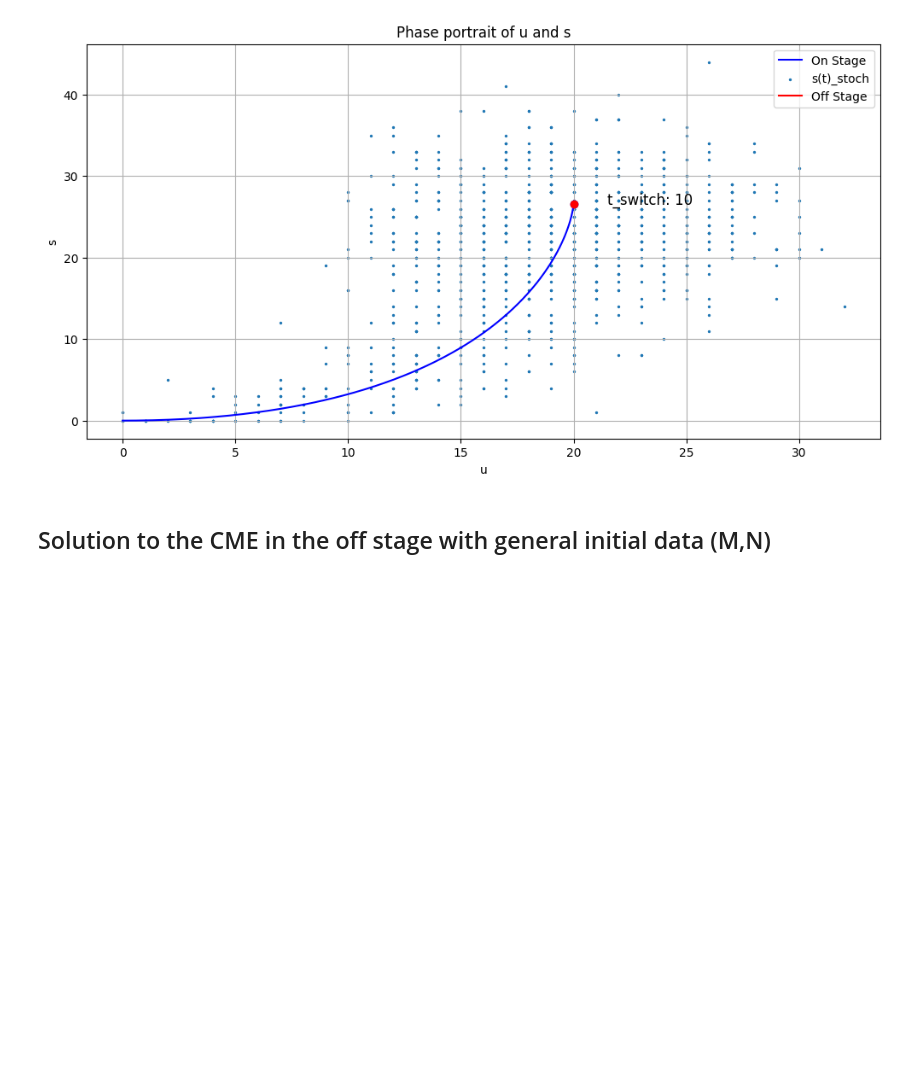
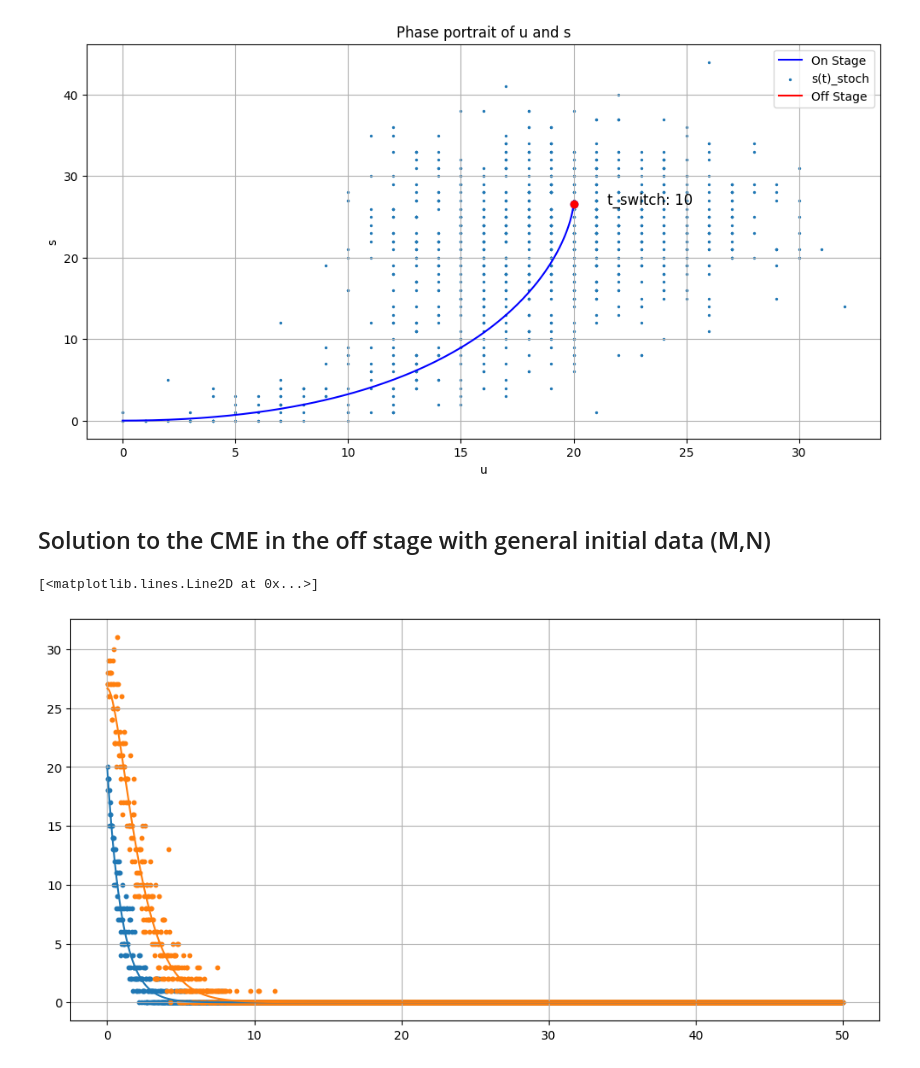
Before and after one commit to leonardogolinelli/GeneExpressionDynamics, a Jupyter notebook: RNA_velocity_Project.ipynb, the cells around one changed output. Saved outputs shown, nothing was run; the diff lists cells and outputs as text; code cells hidden in the pictures; blank space fills up the shorter version.

```diff
--- a/RNA_velocity_Project.ipynb
+++ b/RNA_velocity_Project.ipynb
@@ -438,6 +438,16 @@ B_n_k = np.random.binomial(np.round(N).astype(int), p3)
 B_s = B_k + B_n_k
 exp_u = M*p1
 exp_s = M*(1-p1)*p2 + N*p3
+# %%
+plt.figure(figsize=(12, 6))
+plt.grid(True)
+plt.scatter(t_range, B_u, s=10)
+plt.scatter(t_range, B_s, s=10)
+plt.plot(t_range, exp_u)
+plt.plot(t_range, exp_s)
+# %% [output]
+[<matplotlib.lines.Line2D at 0x...>]
+[figure, added]
 # %%
 plt.figure(figsize=(12, 6))
 plt.grid(True)
```
Also changed, not shown: parts of 3 cells of this notebook.
